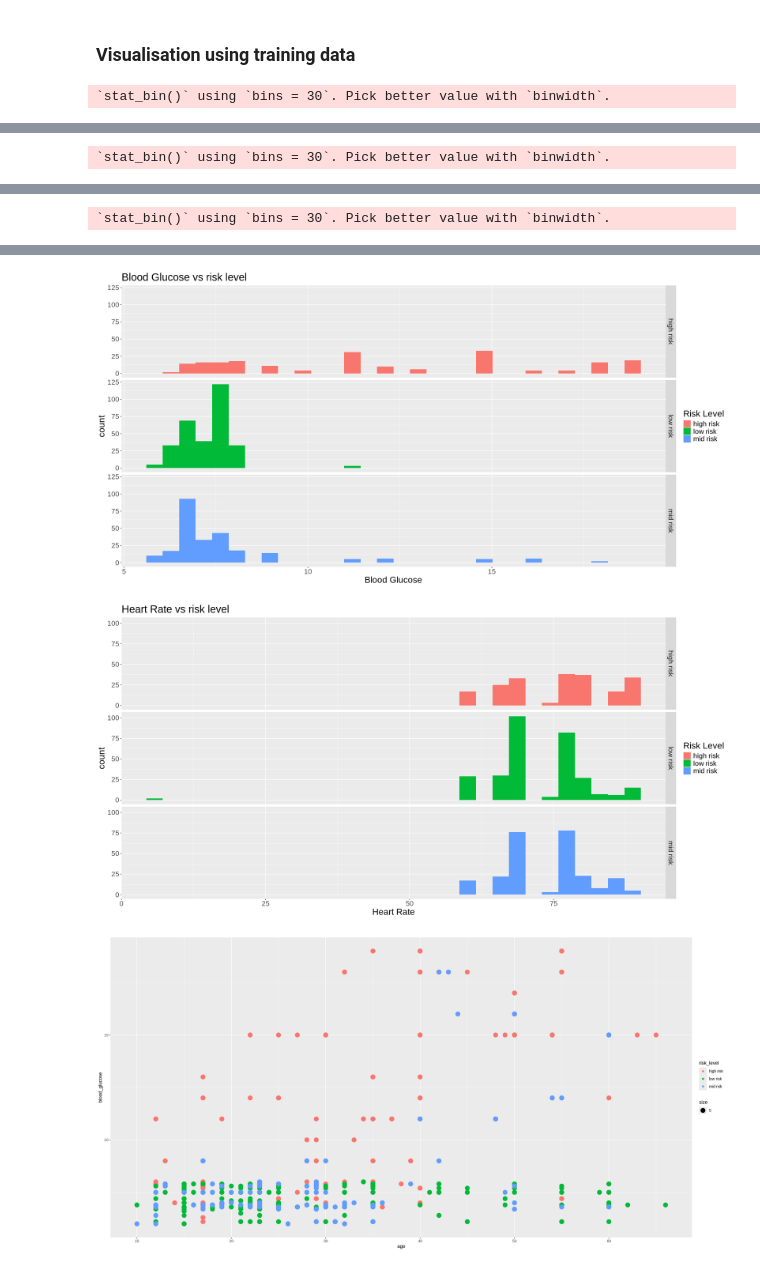
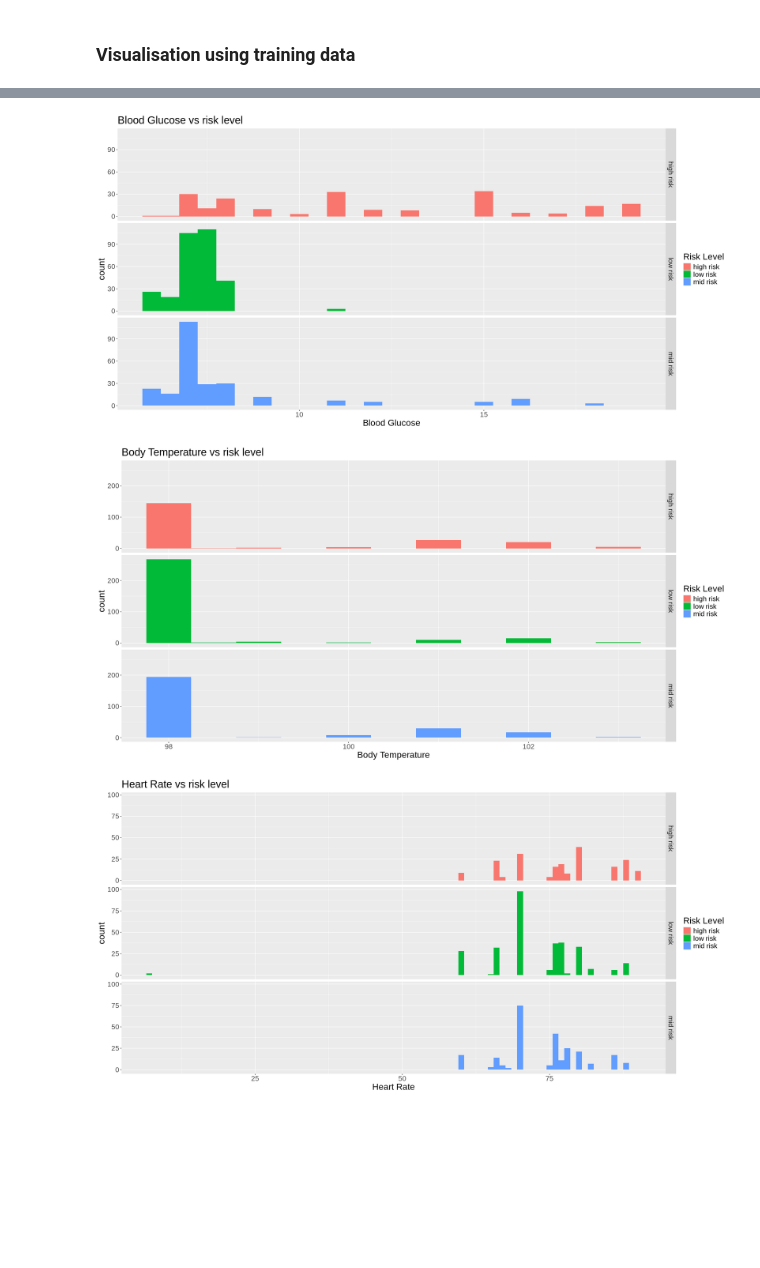
Before and after one commit to s-zainali/dsci100_005_008-group-project, a Jupyter notebook: proposal.ipynb, the cells around one changed output, grey strips where cells are left out. Drawn from its saved outputs; the diff is of its cells as text; code cells hidden in the pictures; blank space fills up the shorter version.

Commit message:
Fixed a typo and graph sizes

```diff
--- a/proposal.ipynb
+++ b/proposal.ipynb
@@ -163,24 +163,23 @@ A tibble: 1 × 6
 # %%
 options(repr.plot.width = 20, repr.plot.height = 10)
 maternal_health_train |>
-    ggplot(aes(x = age, fill = as_factor(risk_level))) + geom_histogram(alpha = 1, position = "identity", binwidth = 2) + facet_grid(rows = vars(risk_level)) +
+    ggplot(aes(x = age, fill = as_factor(risk_level))) + geom_histogram(alpha = 1, position = "identity", binwidth = 1) + facet_grid(rows = vars(risk_level)) +
     labs(x = "Age", title = "Age vs risk level", fill = "Risk Level") + theme(text = element_text(size = 20))
 maternal_health_train |>
-    ggplot(aes(x = systolic_blood_pressure, fill = as_factor(risk_level))) + geom_histogram(alpha = 1, position = "identity") + facet_grid(rows = vars(risk_level)) +
+    ggplot(aes(x = systolic_blood_pressure, fill = as_factor(risk_level))) + geom_histogram(alpha = 1, position = "identity", binwidth = 3) + facet_grid(rows = vars(risk_level)) +
     labs(x = "Systolic blood pressure", title = "Systolic blood pressure vs risk level", fill = "Risk Level") + theme(text = element_text(size = 20))
 maternal_health_train |>
-    ggplot(aes(x = diastolic_blood_pressure, fill = as_factor(risk_level))) + geom_histogram(alpha = 1, position = "identity") + facet_grid(rows = vars(risk_level)) +
+    ggplot(aes(x = diastolic_blood_pressure, fill = as_factor(risk_level))) + geom_histogram(alpha = 1, position = "identity", binwidth = 2) + facet_grid(rows = vars(risk_level)) +
     labs(x = "Diastolic blood pressure", title = "Diastolic blood pressure vs risk level", fill = "Risk Level") + theme(text = element_text(size = 20))
 maternal_health_train |>
-    ggplot(aes(x = blood_glucose, fill = as_factor(risk_level))) + geom_histogram(alpha = 1, position = "identity") + facet_grid(rows = vars(risk_level)) +
+    ggplot(aes(x = blood_glucose, fill = as_factor(risk_level))) + geom_histogram(alpha = 1, position = "identity", binwidth = 0.5) + facet_grid(rows = vars(risk_level)) +
     labs(x = "Blood Glucose", title = "Blood Glucose vs risk level", fill = "Risk Level") + theme(text = element_text(size = 20))
 maternal_health_train |>
-    ggplot(aes(x = body_temperature, fill = as_factor(risk_level))) + geom_histogram(alpha = 1, position = "identity") + facet_grid(rows = vars(risk_level)) +
+    ggplot(aes(x = body_temperature, fill = as_factor(risk_level))) + geom_histogram(alpha = 1, position = "identity", binwidth = 0.5) + facet_grid(rows = vars(risk_level)) +
     labs(x = "Body Temperature", title = "Body Temperature vs risk level", fill = "Risk Level") + theme(text = element_text(size = 20))
 maternal_health_train |>
-    ggplot(aes(x = heart_rate, fill = as_factor(risk_level))) + geom_histogram(alpha = 1, position = "identity") + facet_grid(rows = vars(risk_level)) +
+    ggplot(aes(x = heart_rate, fill = as_factor(risk_level))) + geom_histogram(alpha = 1, position = "identity", binwidth = 1) + facet_grid(rows = vars(risk_level)) +
     labs(x = "Heart Rate", title = "Heart Rate vs risk level", fill = "Risk Level") + theme(text = element_text(size = 20))
 
-maternal_health_train |> ggplot(aes(x = age, y = blood_glucose, color = risk_level, size = 5)) + geom_point()
+maternal_health_train |> ggplot(aes(x = age, y = blood_glucose, color = risk_level, size = 5)) + geom_point() + theme(text = element_text(size = 20))
 # %% [output]
-`stat_bin()` using `bins = 30`. Pick better value with `binwidth`.
@@ -188 +186,0 @@ maternal_health_train |> ggplot(aes(x = age, y = blood_glucose, color = risk_lev
-`stat_bin()` using `bins = 30`. Pick better value with `binwidth`.
@@ -190 +187,0 @@ maternal_health_train |> ggplot(aes(x = age, y = blood_glucose, color = risk_lev
-`stat_bin()` using `bins = 30`. Pick better value with `binwidth`.
@@ -209,3 +189,3 @@ Traceback:
-[figure, old version]
+[figure, new version]
-[figure, old version]
+[figure, new version]
-[figure, old version]
+[figure, new version]
```
Also changed, not shown: parts of 3 cells of this notebook.
